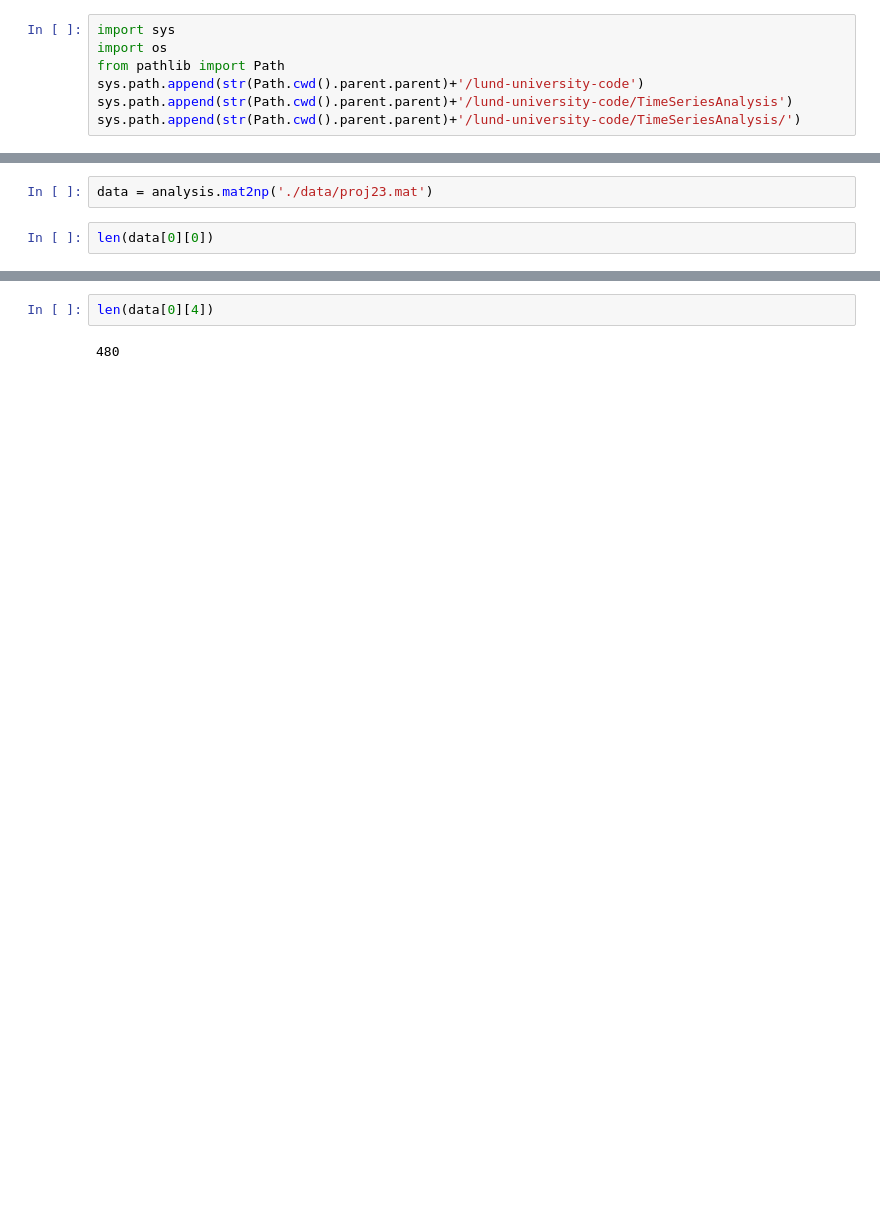
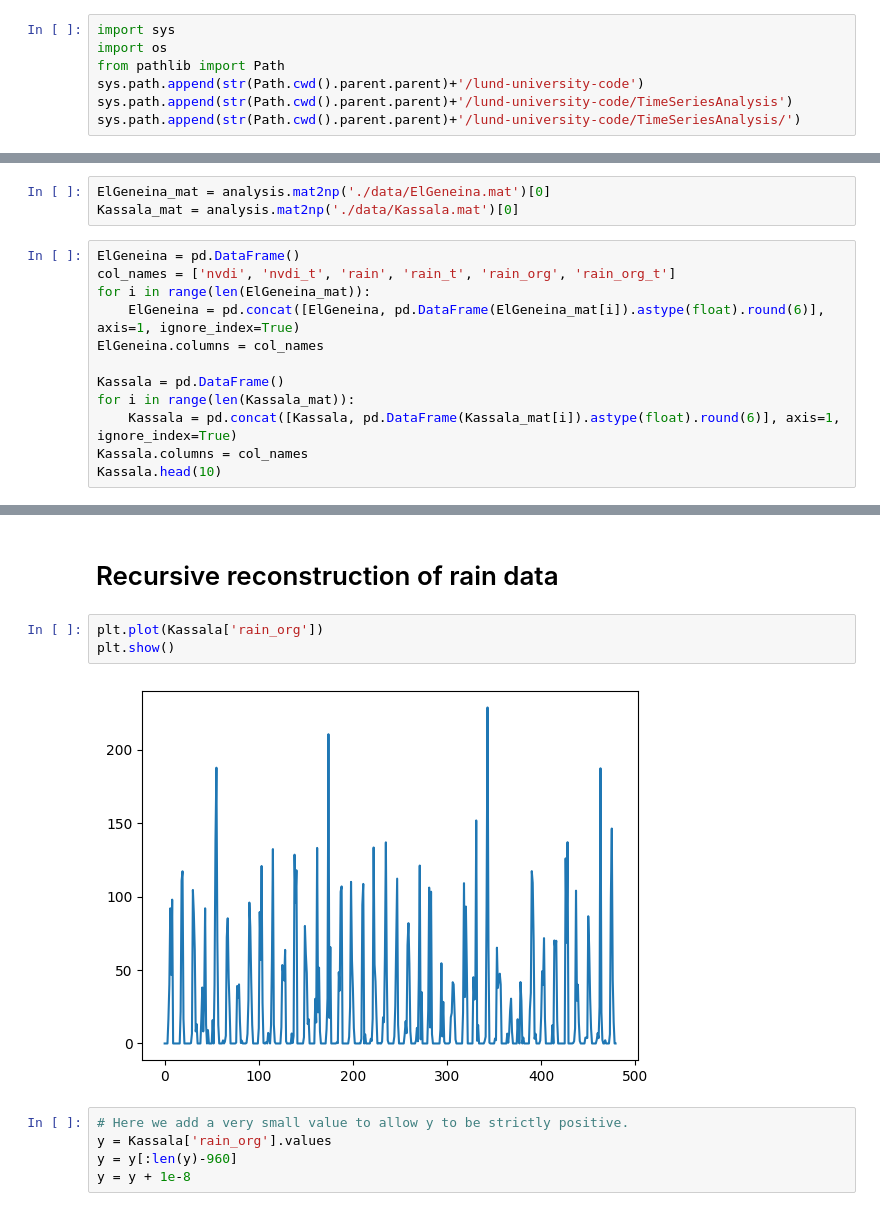
Before and after one commit to atjhin/lund-university, a Jupyter notebook: MASM17/FinalProject.ipynb, the cells around one changed output, grey strips where cells are left out. Saved outputs shown, nothing was run; the diff lists cells and outputs as text; blank space fills up the shorter version.

```diff
--- a/MASM17/FinalProject.ipynb
+++ b/MASM17/FinalProject.ipynb
@@ -19,5 +22,16 @@ import pylab
 # %%
-data = analysis.mat2np('./data/proj23.mat')
+ElGeneina_mat = analysis.mat2np('./data/ElGeneina.mat')[0]
+Kassala_mat = analysis.mat2np('./data/Kassala.mat')[0]
 # %%
-len(data[0][0])
+ElGeneina = pd.DataFrame()
+col_names = ['nvdi', 'nvdi_t', 'rain', 'rain_t', 'rain_org', 'rain_org_t']
+for i in range(len(ElGeneina_mat)):
+    ElGeneina = pd.concat([ElGeneina, pd.DataFrame(ElGeneina_mat[i]).astype(float).round(6)], axis=1, ignore_index=True)
+ElGeneina.columns = col_names
+
+Kassala = pd.DataFrame()
+for i in range(len(Kassala_mat)):
+    Kassala = pd.concat([Kassala, pd.DataFrame(Kassala_mat[i]).astype(float).round(6)], axis=1, ignore_index=True)
+Kassala.columns = col_names
+Kassala.head(10)
 # %% [output]
@@ -25,5 +57,13 @@ len(data[0][0])
+# %% [markdown]
+# Recursive reconstruction of rain data
 # %%
-len(data[0][4])
+plt.plot(Kassala['rain_org'])
+plt.show()
 # %% [output]
-480
+[figure, added]
+# %%
+# Here we add a very small value to allow y to be strictly positive.
+y = Kassala['rain_org'].values
+y = y[:len(y)-960]
+y = y + 1e-8
 # %%
```
Also changed, not shown: parts of 13 cells of this notebook, 6 other files.
